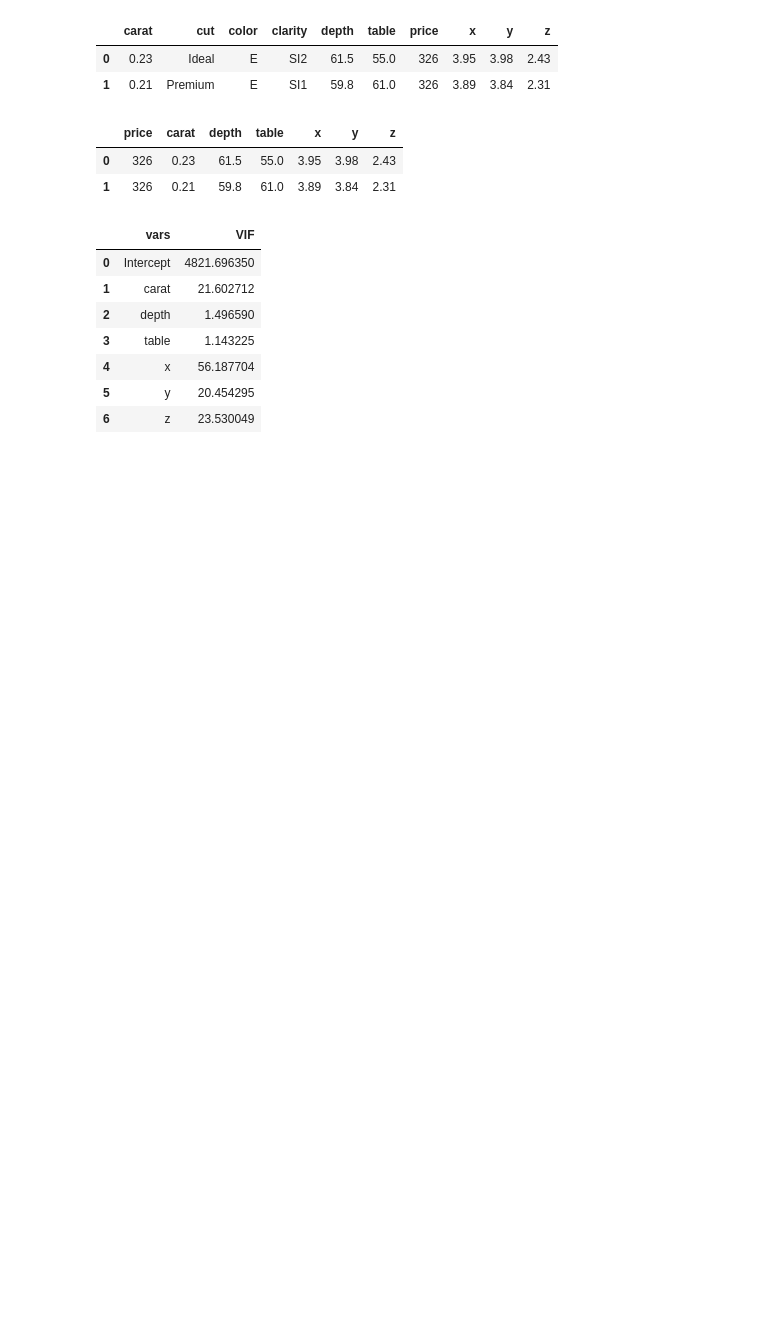
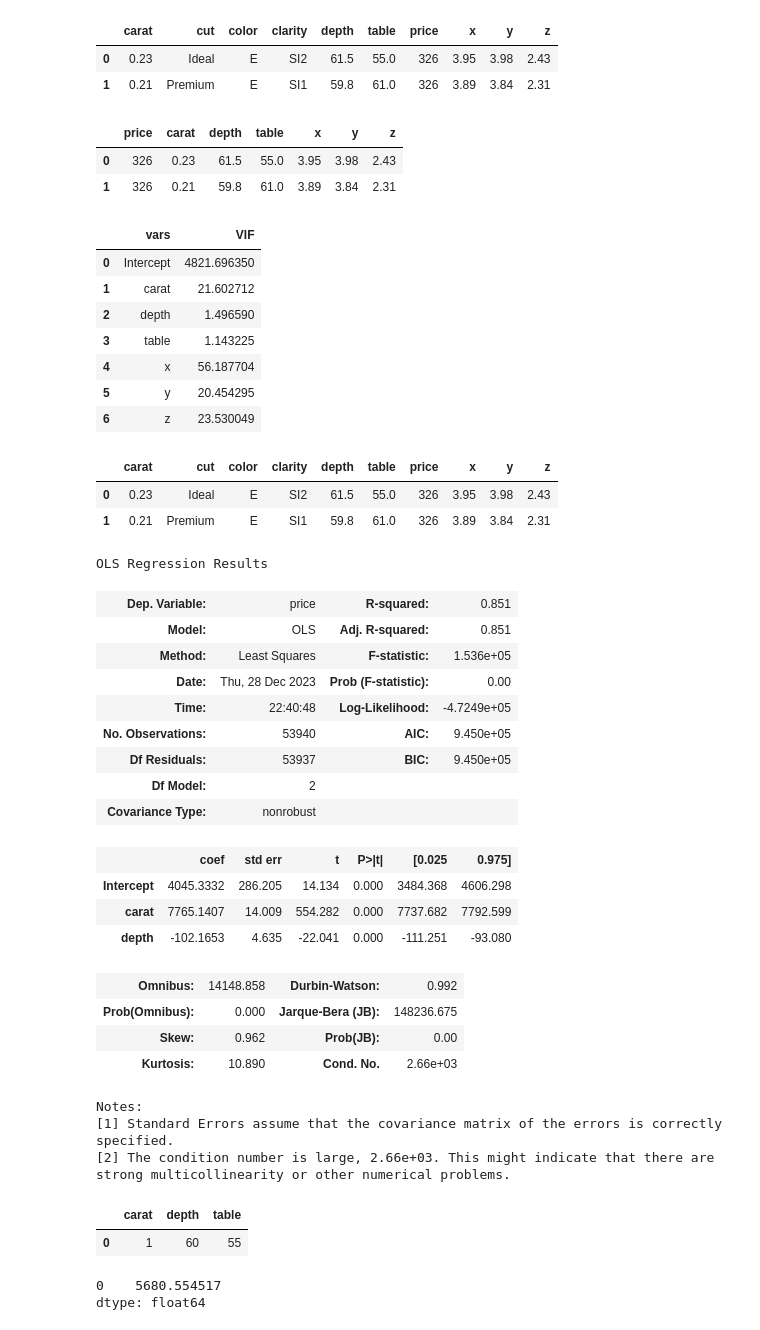
Before and after one commit to alwaysbemyday1/ds, a Jupyter notebook: ds_lev2/14_MultipleLinearRegression.ipynb, the cells around one changed output. Saved outputs shown, nothing was run; the diff lists cells and outputs as text; code cells hidden in the pictures; blank space fills up the shorter version.

```diff
--- a/ds_lev2/14_MultipleLinearRegression.ipynb
+++ b/ds_lev2/14_MultipleLinearRegression.ipynb
@@ -169,3 +169,55 @@ df_vif
 | 6 | z | 23.530049 |
 # %%
 # 즉, carat, x, y, z 4개가 다중공선성 문제 ㅇ
+# %%
+# price를 종속변수로 하고 carat과 depth를 독립변수로 하여 생성한 선형 회귀 모델을
+# 사용하여 알아본 carat이 1이고 depth가 60, table이 55인 다이아몬드의 가격은 얼마인가?
+import pandas as pd
+from patsy import dmatrices
+from statsmodels.stats.outliers_influence import variance_inflation_factor as vif
+
+df = pd.read_csv('ex/diamonds.csv')
+df.head(2)
+# %% [output]
+|  | carat | cut | color | clarity | depth | table | price | x | y | z |
+| 0 | 0.23 | Ideal | E | SI2 | 61.5 | 55.0 | 326 | 3.95 | 3.98 | 2.43 |
+| 1 | 0.21 | Premium | E | SI1 | 59.8 | 61.0 | 326 | 3.89 | 3.84 | 2.31 |
+# %%
+from statsmodels.formula.api import ols
+
+model = ols(formula='price ~ carat + depth', data=df).fit()
+model.summary()
+# %% [output]
+OLS Regression Results
+| Dep. Variable: | price | R-squared: | 0.851 |
+| Model: | OLS | Adj. R-squared: | 0.851 |
+| Method: | Least Squares | F-statistic: | 1.536e+05 |
+| Date: | Thu, 28 Dec 2023 | Prob (F-statistic): | 0.00 |
+| Time: | 22:40:48 | Log-Likelihood: | -4.7249e+05 |
+| No. Observations: | 53940 | AIC: | 9.450e+05 |
+| Df Residuals: | 53937 | BIC: | 9.450e+05 |
+| Df Model: | 2 |  |  |
+| Covariance Type: | nonrobust |  |  |
+|  | coef | std err | t | P>|t| | [0.025 | 0.975] |
+| Intercept | 4045.3332 | 286.205 | 14.134 | 0.000 | 3484.368 | 4606.298 |
+| carat | 7765.1407 | 14.009 | 554.282 | 0.000 | 7737.682 | 7792.599 |
+| depth | -102.1653 | 4.635 | -22.041 | 0.000 | -111.251 | -93.080 |
+| Omnibus: | 14148.858 | Durbin-Watson: | 0.992 |
+| Prob(Omnibus): | 0.000 | Jarque-Bera (JB): | 148236.675 |
+| Skew: | 0.962 | Prob(JB): | 0.00 |
+| Kurtosis: | 10.890 | Cond. No. | 2.66e+03 |
+Notes:
+[1] Standard Errors assume that the covariance matrix of the errors is correctly specified.
+[2] The condition number is large, 2.66e+03. This might indicate that there are
+strong multicollinearity or other numerical problems.
+# %%
+df_test = pd.DataFrame({'carat': [1], 'depth': [60], 'table': [55]})
+df_test
+# %% [output]
+|  | carat | depth | table |
+| 0 | 1 | 60 | 55 |
+# %%
+model.predict(df_test)
+# %% [output]
+0    5680.554517
+dtype: float64
```
